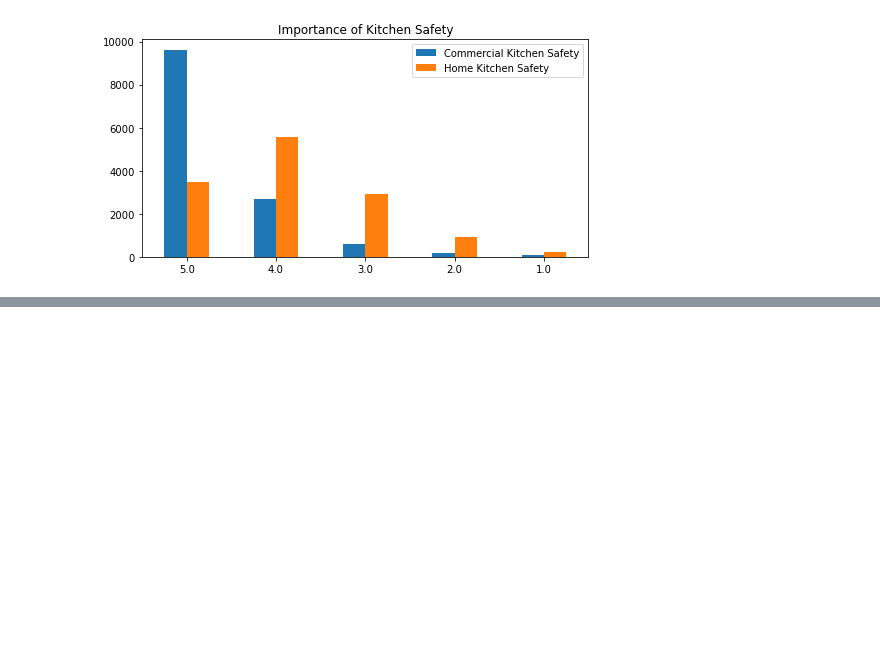
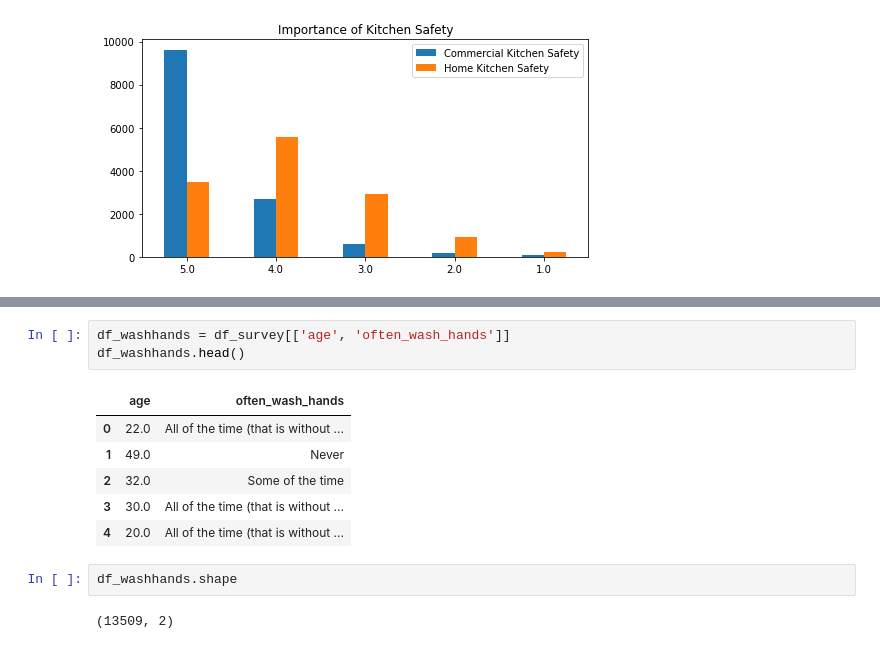
Before and after one commit to bjd9/washmeat, a Jupyter notebook: DEA_washmeat.ipynb, the cells around one changed output, grey strips where cells are left out. Saved outputs shown, nothing was run; the diff lists cells and outputs as text; blank space fills up the shorter version.

```diff
--- a/DEA_washmeat.ipynb
+++ b/DEA_washmeat.ipynb
@@ -1166,0 +1180,14 @@ plt.title('Importance of Kitchen Safety');
+# %%
+df_washhands = df_survey[['age', 'often_wash_hands']]
+df_washhands.head()
+# %% [output]
+|  | age | often_wash_hands |
+| 0 | 22.0 | All of the time (that is without ... |
+| 1 | 49.0 | Never |
+| 2 | 32.0 | Some of the time |
+| 3 | 30.0 | All of the time (that is without ... |
+| 4 | 20.0 | All of the time (that is without ... |
+# %%
+df_washhands.shape
+# %% [output]
+(13509, 2)
```
Also changed, not shown: parts of 6 cells of this notebook, 1 other file.
